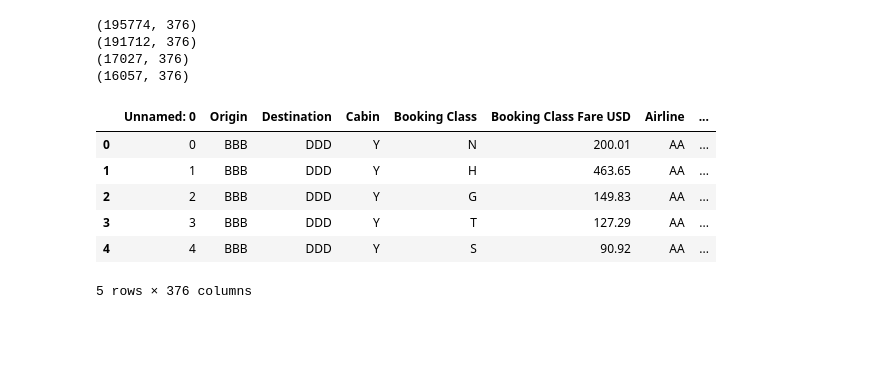
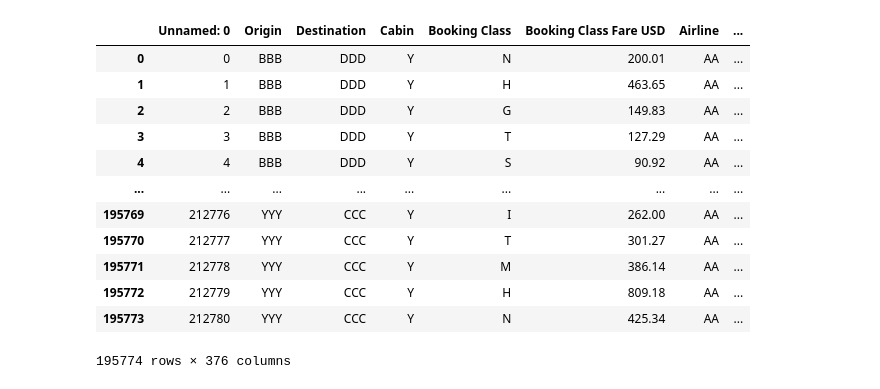
Before and after one commit to FaizalJnu/APRM, a Jupyter notebook: Faiz_ntbk.ipynb, the cells around one changed output. Saved outputs shown, nothing was run; the diff lists cells and outputs as text; code cells hidden in the pictures; blank space fills up the shorter version.

```diff
--- a/Faiz_ntbk.ipynb
+++ b/Faiz_ntbk.ipynb
@@ -15,21 +18,17 @@ y_test = pd.read_csv('3months_flight_revenue_prediction.csv')
-# %%
-print(X_train.shape)
-print(y_train.shape)
-print(X_test.shape)
-print(y_test.shape)
-# %% [output]
-(195774, 376)
-(191712, 376)
-(17027, 376)
-(16057, 376)
-# %%
-X_train.head()
-# %% [output]
-|  | Unnamed: 0 | Origin | Destination | Cabin | Booking Class | Booking Class Fare USD | Airline | ... |
-| 0 | 0 | BBB | DDD | Y | N | 200.01 | AA | ... |
-| 1 | 1 | BBB | DDD | Y | H | 463.65 | AA | ... |
-| 2 | 2 | BBB | DDD | Y | G | 149.83 | AA | ... |
-| 3 | 3 | BBB | DDD | Y | T | 127.29 | AA | ... |
-| 4 | 4 | BBB | DDD | Y | S | 90.92 | AA | ... |
-5 rows × 376 columns
+# %%
+Data_12month_booking
+# %% [output]
+|  | Unnamed: 0 | Origin | Destination | Cabin | Booking Class | Booking Class Fare USD | Airline | ... |
+| 0 | 0 | BBB | DDD | Y | N | 200.01 | AA | ... |
+| 1 | 1 | BBB | DDD | Y | H | 463.65 | AA | ... |
+| 2 | 2 | BBB | DDD | Y | G | 149.83 | AA | ... |
+| 3 | 3 | BBB | DDD | Y | T | 127.29 | AA | ... |
+| 4 | 4 | BBB | DDD | Y | S | 90.92 | AA | ... |
+| ... | ... | ... | ... | ... | ... | ... | ... | ... |
+| 195769 | 212776 | YYY | CCC | Y | I | 262.00 | AA | ... |
+| 195770 | 212777 | YYY | CCC | Y | T | 301.27 | AA | ... |
+| 195771 | 212778 | YYY | CCC | Y | M | 386.14 | AA | ... |
+| 195772 | 212779 | YYY | CCC | Y | H | 809.18 | AA | ... |
+| 195773 | 212780 | YYY | CCC | Y | N | 425.34 | AA | ... |
+195774 rows × 376 columns
 # %%
```
Also changed, not shown: parts of 34 cells of this notebook.
